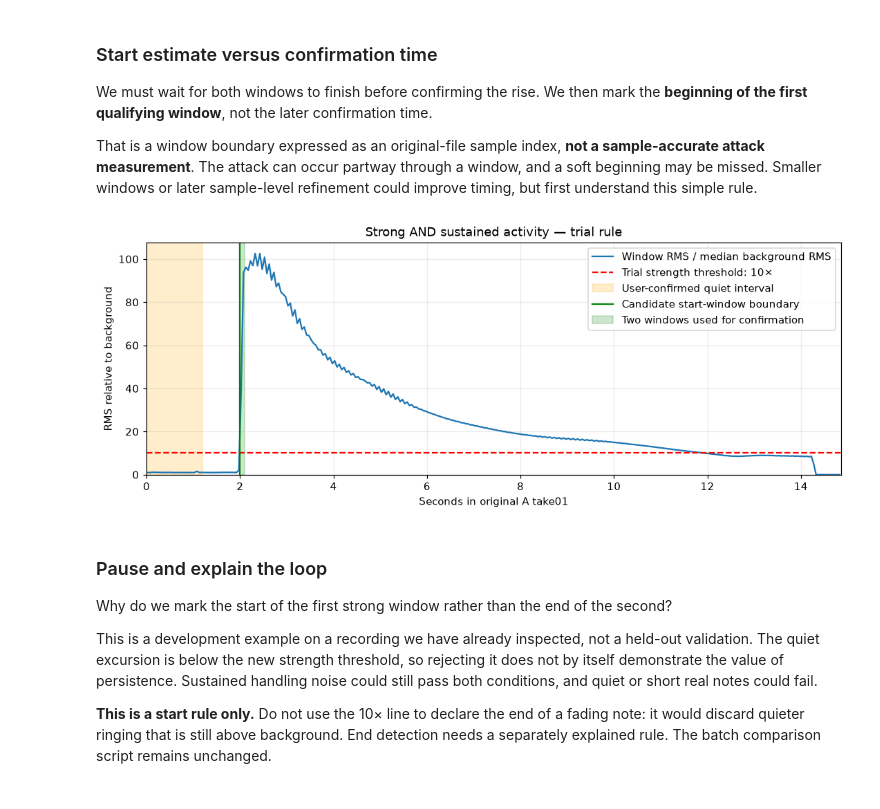
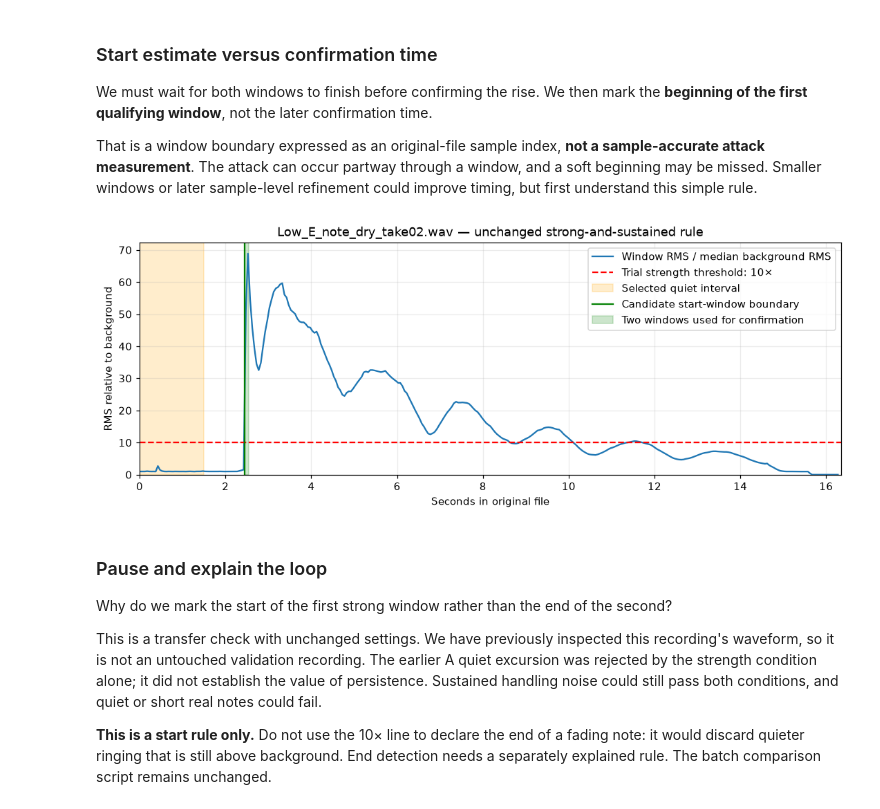
Before and after one commit to wesley-hawes/Guitar_ML, a Jupyter notebook: 01_understanding_quiet.ipynb, the cells around one changed output. Drawn from its saved outputs; the diff is of its cells as text; code cells hidden in the pictures.

```diff
--- a/01_understanding_quiet.ipynb
+++ b/01_understanding_quiet.ipynb
@@ -245,0 +250,17 @@ The median is the middle value after sorting; it is less affected by the one hig
+# %%
+# Change only this file and its reviewed quiet interval for a new recording.
+test_path = Path("data/raw/Low_E_note_dry_take02.wav")
+test_quiet_start_seconds = 0.0
+test_quiet_end_seconds = 1.5
+
+# Keep the measurement window and decision rule fixed for this transfer check.
+window_seconds = 0.05
+test_samples, test_sample_rate = sf.read(test_path)
+test_signal = test_samples[:, 0] if test_samples.ndim == 2 else test_samples
+test_window_size = round(window_seconds * test_sample_rate)
+test_quiet_start = round(test_quiet_start_seconds * test_sample_rate)
+test_quiet_stop = round(test_quiet_end_seconds * test_sample_rate)
+if not 0 <= test_quiet_start < test_quiet_stop <= len(test_signal):
+    raise ValueError("Choose a nonempty quiet interval inside the test recording.")
+print("Testing:", test_path.name)
+print(f"Candidate quiet interval: samples {test_quiet_start}:{test_quiet_stop}")
@@ -293,29 +323,29 @@ We must wait for both windows to finish before confirming the rise. We then mark
 
 That is a window boundary expressed as an original-file sample index, **not a sample-accurate attack measurement**. The attack can occur partway through a window, and a soft beginning may be missed. Smaller windows or later sample-level refinement could improve timing, but first understand this simple rule.
 # %%
-all_a_times = (all_a_starts + a_window_size / 2) / a_sample_rate
+all_test_times = (all_test_starts + test_window_size / 2) / test_sample_rate
 fig, ax = plt.subplots(figsize=(10, 4))
-ax.plot(all_a_times, relative_rms, label="Window RMS / median background RMS")
+ax.plot(all_test_times, relative_rms, label="Window RMS / median background RMS")
 ax.axhline(strength_ratio, color="red", linestyle="--", label="Trial strength threshold: 10×")
-ax.axvspan(a_start / a_sample_rate, a_stop / a_sample_rate,
-           color="orange", alpha=0.2, label="User-confirmed quiet interval")
+ax.axvspan(test_quiet_start / test_sample_rate, test_quiet_stop / test_sample_rate,
+           color="orange", alpha=0.2, label="Selected quiet interval")
 if first_run is not None:
-    ax.axvline(start_sample / a_sample_rate, color="green", label="Candidate start-window boundary")
-    ax.axvspan(start_sample / a_sample_rate, confirmation_sample / a_sample_rate,
+    ax.axvline(start_sample / test_sample_rate, color="green", label="Candidate start-window boundary")
+    ax.axvspan(start_sample / test_sample_rate, confirmation_sample / test_sample_rate,
                color="green", alpha=0.2, label="Two windows used for confirmation")
-ax.set(xlabel="Seconds in original A take01", ylabel="RMS relative to background",
-       title="Strong AND sustained activity — trial rule", xlim=(0, len(a_signal) / a_sample_rate))
+ax.set(xlabel="Seconds in original file", ylabel="RMS relative to background",
+       title=f"{test_path.name} — unchanged strong-and-sustained rule", xlim=(0, len(test_signal) / test_sample_rate))
 ax.set_ylim(bottom=0)
 ax.legend()
 ax.grid(alpha=0.25)
 fig.tight_layout()
 plt.show()
 # %% [output]
-[figure, old version]
+[figure, new version]
 # %% [markdown]
 ### Pause and explain the loop
 Why do we mark the start of the first strong window rather than the end of the second?
 
-This is a development example on a recording we have already inspected, not a held-out validation. The quiet excursion is below the new strength threshold, so rejecting it does not by itself demonstrate the value of persistence. Sustained handling noise could still pass both conditions, and quiet or short real notes could fail.
+This is a transfer check with unchanged settings. We have previously inspected this recording's waveform, so it is not an untouched validation recording. The earlier A quiet excursion was rejected by the strength condition alone; it did not establish the value of persistence. Sustained handling noise could still pass both conditions, and quiet or short real notes could fail.
 
 **This is a start rule only.** Do not use the 10× line to declare the end of a fading note: it would discard quieter ringing that is still above background. End detection needs a separately explained rule. The batch comparison script remains unchanged.
```
Also changed, not shown: parts of 3 cells of this notebook, 5 other files.
